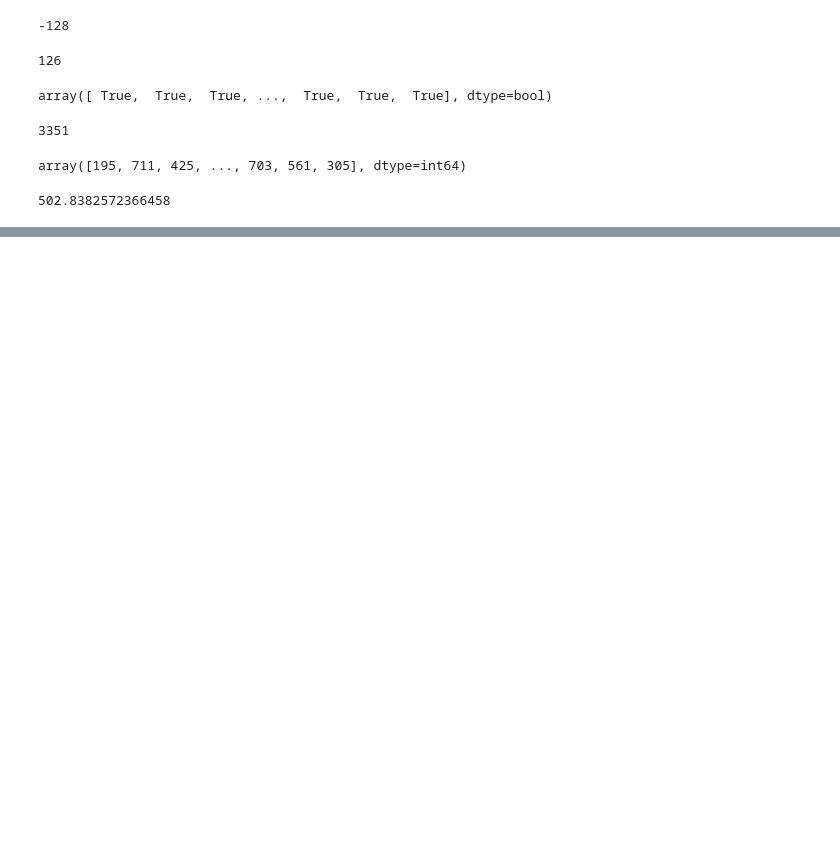
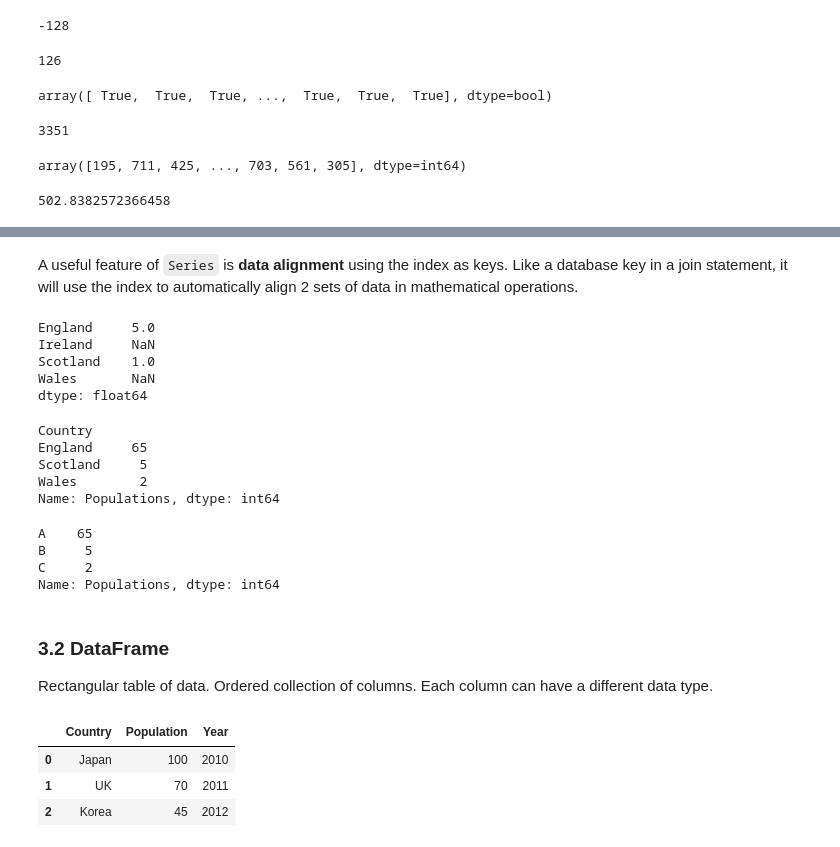
Before and after one commit to pekoto-zz/MyJupyterNotes, a Jupyter notebook: Python for Data Analysis.ipynb, the cells around one changed output, grey strips where cells are left out. Cells and saved outputs as stored; diff of their text form; code cells hidden in the pictures; blank space fills up the shorter version.

```diff
--- a/Python for Data Analysis.ipynb
+++ b/Python for Data Analysis.ipynb
@@ -1354,0 +1493,57 @@ crossing_times.mean()
+# %% [markdown]
+A useful feature of `Series` is __data alignment__ using the index as keys. Like a database key in a join statement, it will use the index to automatically align 2 sets of data in mathematical operations.
+# %%
+# Keys not present in both Series are ignored, but those that exist in both are aligned
+populations_1993 = {"Scotland": 5, "England": 65, "Wales": 2}
+populations_2017 = {"Scotland": 6, "Ireland": 3, "England": 70}
+
+series_1993 = pd.Series(populations_1993)
+series_2017 = pd.Series(populations_2017)
+
+series_2017 - series_1993
+# %% [output]
+England     5.0
+Ireland     NaN
+Scotland    1.0
+Wales       NaN
+dtype: float64
+# %%
+# Both the series and the index for that series can be named
+series_1993.name = "Populations"
+series_1993.index.name = "Country"
+
+series_1993
+# %% [output]
+Country
+England     65
+Scotland     5
+Wales        2
+Name: Populations, dtype: int64
+# %%
+# The index can be altered in-place
+series_1993.index = ["A", "B", "C"]
+
+series_1993
+# %% [output]
+A    65
+B     5
+C     2
+Name: Populations, dtype: int64
+# %% [markdown]
+### 3.2 DataFrame
+Rectangular table of data.
+Ordered collection of columns.
+Each column can have a different data type.
+# %%
+data = {"Country": ["Japan", "UK", "Korea"],
+        "Year": [2010, 2011, 2012],
+        "Population": [100, 70, 45]}
+
+frame = pd.DataFrame(data)
+
+frame
+# %% [output]
+|  | Country | Population | Year |
+| 0 | Japan | 100 | 2010 |
+| 1 | UK | 70 | 2011 |
+| 2 | Korea | 45 | 2012 |
```
Also changed, not shown: parts of 28 cells of this notebook.
